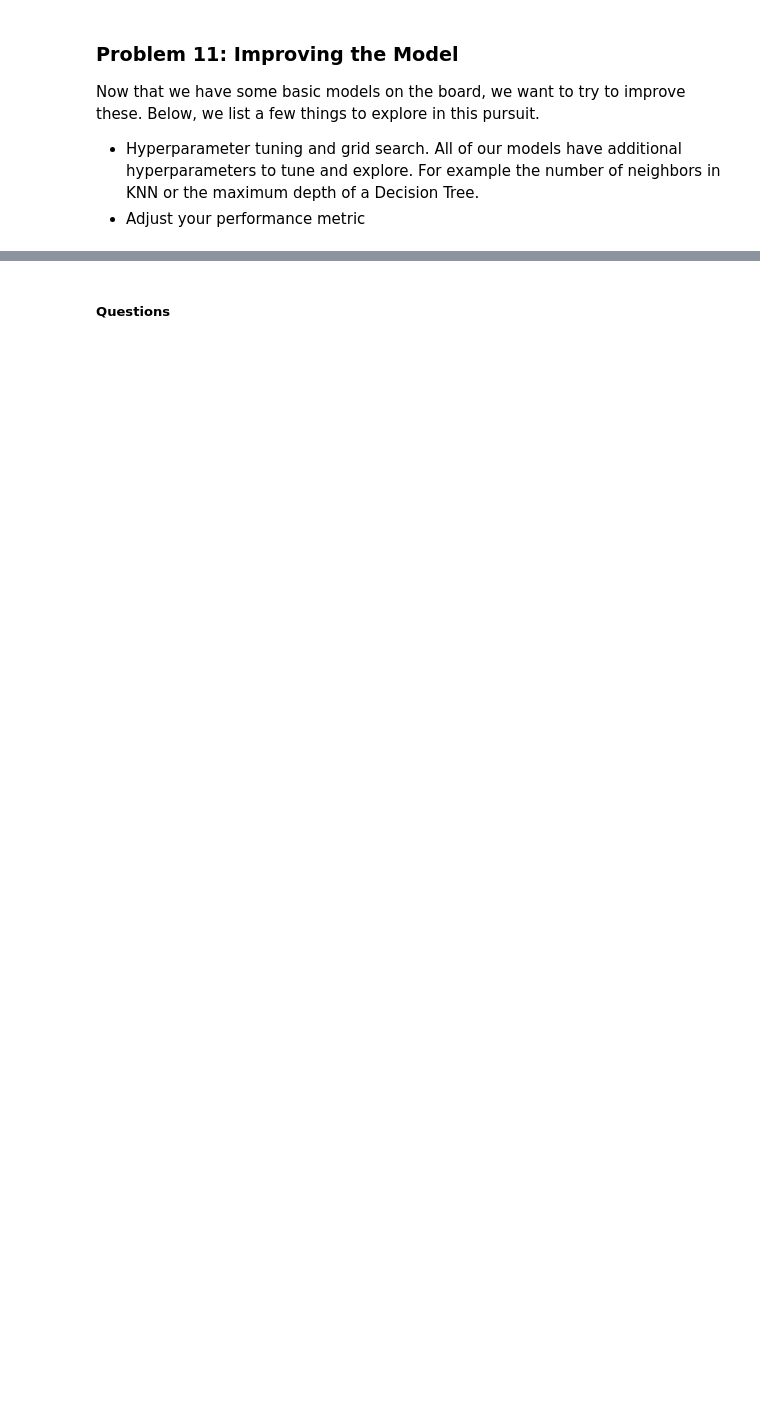
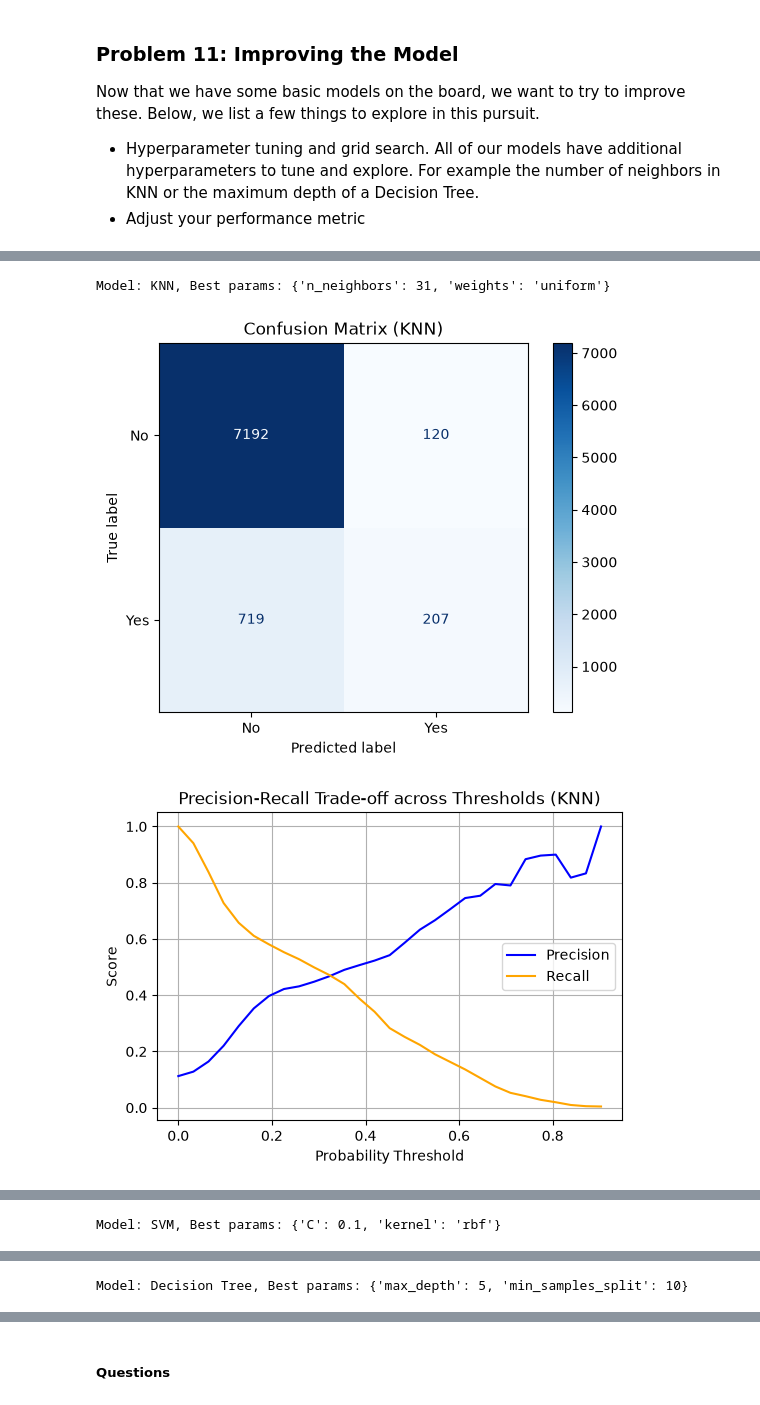
Before and after one commit to vegalopm/ml-assignment-mod17, a Jupyter notebook: prompt_III.ipynb, the cells around one changed output, grey strips where cells are left out. Saved outputs shown, nothing was run; the diff lists cells and outputs as text; code cells hidden in the pictures; blank space fills up the shorter version.

```diff
--- a/prompt_III.ipynb
+++ b/prompt_III.ipynb
@@ -421,13 +523,13 @@ results_f1_scoring_df
 # Grid Search with scoring set to 'roc_auc'.
 # This should perform better with an imbalanced Dataset. Let's see how it
 # performs compared to 'f1'.
+models = {
+    'KNN': (KNeighborsClassifier(), {'n_neighbors': [27, 29, 31], 'weights': ['uniform', 'distance']}),
+    'SVM': (SVC(max_iter=20_000, tol=1e-3, class_weight='balanced'), {'C': [0.1, 0.5, 1, 1.5], 'kernel': ['linear', 'rbf']}),
+    'Decision Tree': (DecisionTreeClassifier(class_weight='balanced'), {'max_depth': [None, 5, 7, 10, 12], 'min_samples_split': [10, 12, 15, 20, 22]})
+}
 
-results_roc_auc_scoring = grid_search(models, scoring='roc_auc')
-
-# Extracting best params to be able to then output the table.
-roc_auc_scoring_best_params = []
-for result in results_roc_auc_scoring:
-  roc_auc_scoring_best_params.append({'Model': result['Model'], 'best_params': result.pop('best_params')})
+results_roc_auc_scoring, best_values_roc_auc = grid_search(models, scoring='roc_auc')
 
 results_roc_auc_scoring_df = pd.DataFrame(results_roc_auc_scoring)
 results_roc_auc_scoring_df.set_index('Model', inplace=True)
@@ -434,0 +543,6 @@ results_roc_auc_scoring_df
+# %%
+plot_results(best_values_roc_auc)
+# %% [output]
+Model: KNN, Best params: {'n_neighbors': 31, 'weights': 'uniform'}
+[figure, added]
+[figure, added]
@@ -434,0 +550 @@ results_roc_auc_scoring_df
+Model: SVM, Best params: {'C': 0.1, 'kernel': 'rbf'}
@@ -434,0 +554 @@ results_roc_auc_scoring_df
+Model: Decision Tree, Best params: {'max_depth': 5, 'min_samples_split': 10}
```
Also changed, not shown: parts of 18 cells of this notebook.
